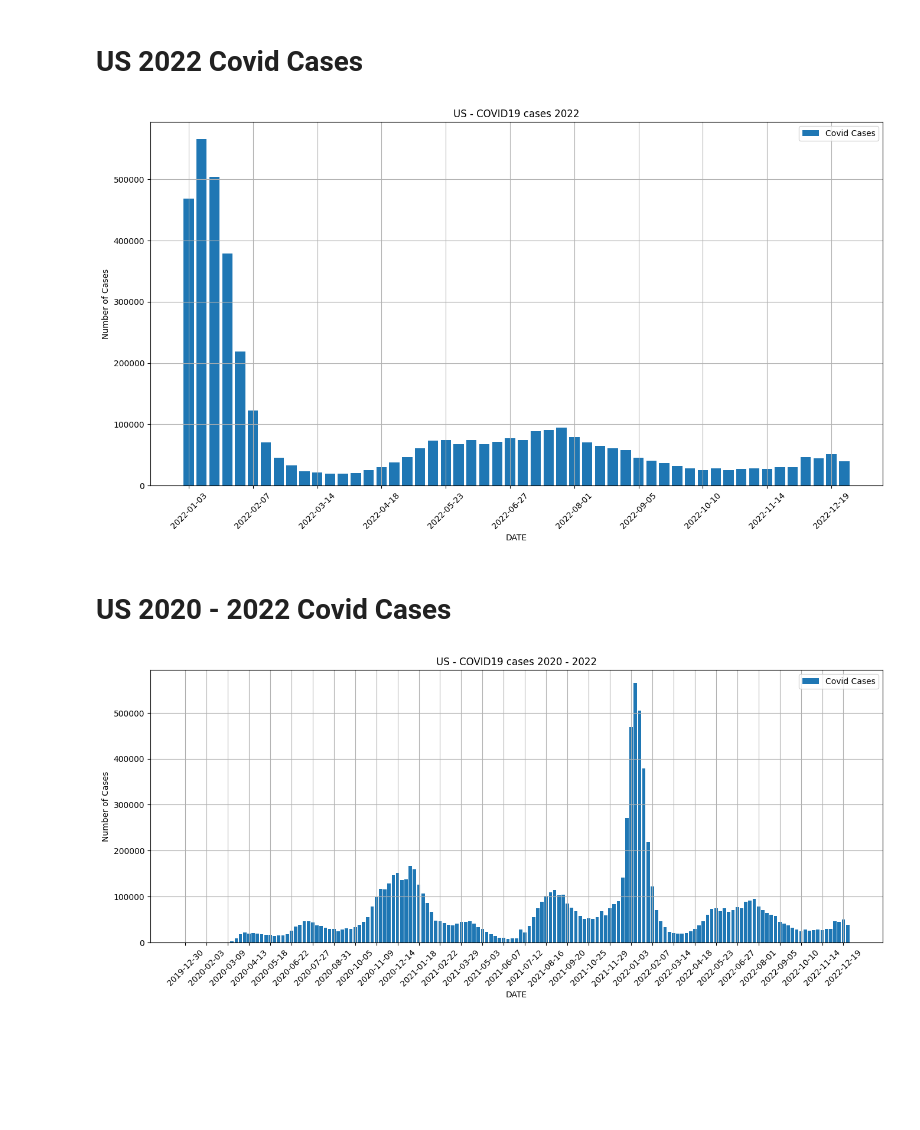
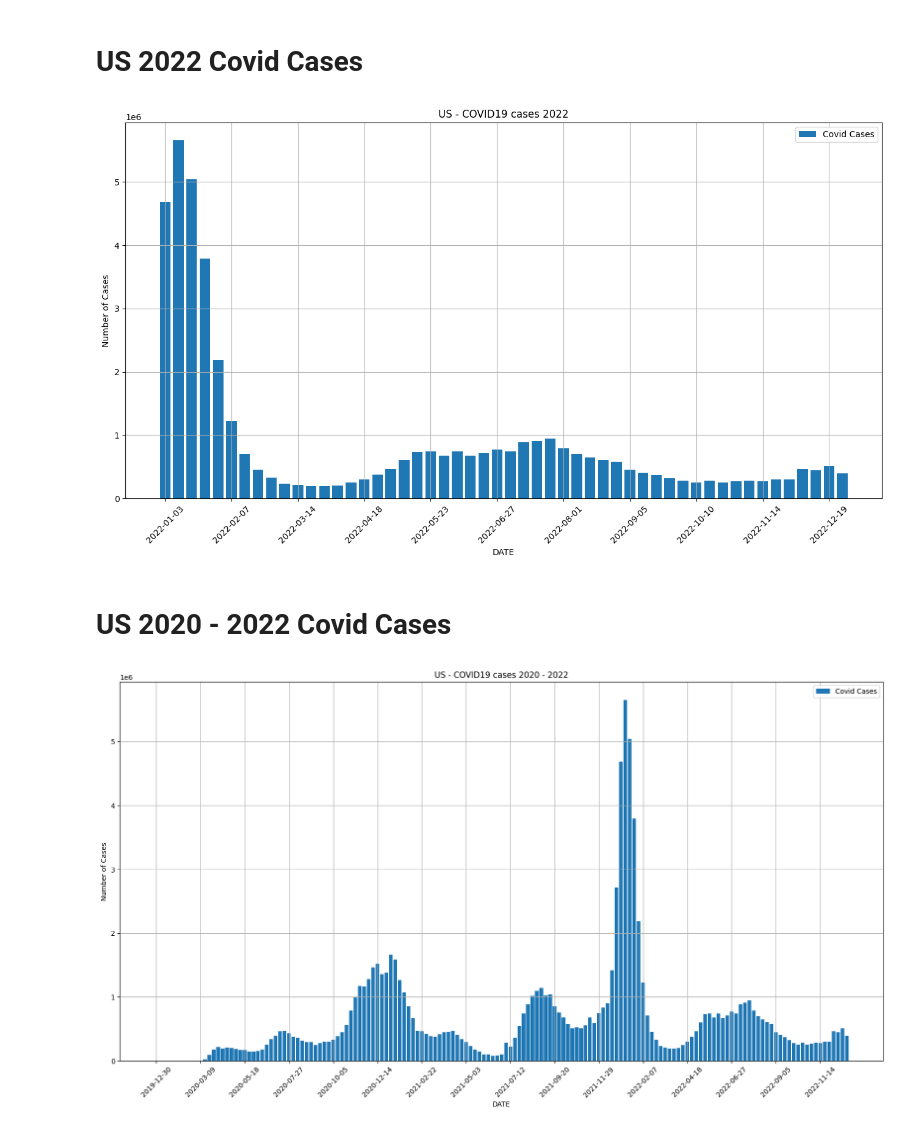
Before and after one commit to jramey2016/Computer-Epi-Project, a Jupyter notebook: US-Data-And-Models/Emperical-Model-US/Covid_Model_US/Subset_Models_Covid_US.ipynb, the cells around one changed output. Saved outputs shown, nothing was run; the diff lists cells and outputs as text; code cells hidden in the pictures; blank space fills up the shorter version.

Commit message:
Update US covid model

```diff
--- a/US-Data-And-Models/Emperical-Model-US/Covid_Model_US/Subset_Models_Covid_US.ipynb
+++ b/US-Data-And-Models/Emperical-Model-US/Covid_Model_US/Subset_Models_Covid_US.ipynb
@@ -77,7 +77,7 @@ df_agg3['ISO_START_DATE'] = df_agg3['ISO_START_DATE'].str.split('T').str[0]
 #Create a line plot
 plt.figure(figsize=(16,8))
 #Don't know why but the data gets normalized have to divide by 10 to show true numbers
-plt.bar(df_agg3['ISO_START_DATE'], df_agg3['DAILY_CASES']/10, label='Covid Cases')
+plt.bar(df_agg3['ISO_START_DATE'], df_agg3['DAILY_CASES'], label='Covid Cases')
 
 plt.xlabel('DATE')
 plt.ylabel('Number of Cases')
@@ -89,24 +89,24 @@ plt.legend()
 plt.grid()
 plt.show()
 # %% [output]
-[figure, old version]
+[figure, new version]
 # %% [markdown]
 # US 2020 - 2022 Covid Cases
 # %%
 # Load the data from the Excel file
 df_2020_to_2022 = pd.read_excel('US_2020-2022_Covid19_Data.xlsx', engine='openpyxl')
 df_agg4 = df_2020_to_2022.groupby(['ISO_YEAR','ISO_START_DATE']).agg({'DAILY_CASES': 'mean'}).reset_index()
 df_agg4['ISO_START_DATE'] = df_agg4['ISO_START_DATE'].str.split('T').str[0]
-plt.figure(figsize=(16, 6))
-plt.bar(df_agg4['ISO_START_DATE'], df_agg4['DAILY_CASES']/10, label='Covid Cases')
+plt.figure(figsize=(20, 10))
+plt.bar(df_agg4['ISO_START_DATE'], df_agg4['DAILY_CASES'], label='Covid Cases')
 plt.xlabel('DATE')
 plt.ylabel('Number of Cases')
 plt.title('US - COVID19 cases 2020 - 2022')
 
-xtick_pos = np.arange(0, len(df_agg4['ISO_START_DATE']), 5)
+xtick_pos = np.arange(0, len(df_agg4['ISO_START_DATE']), 10)
 plt.xticks(xtick_pos, df_agg4['ISO_START_DATE'][xtick_pos], rotation=45)
 plt.legend()
 plt.grid()
 plt.show()
 # %% [output]
-[figure, old version]
+[figure, new version]
```
Also changed, not shown: parts of 2 cells of this notebook.
